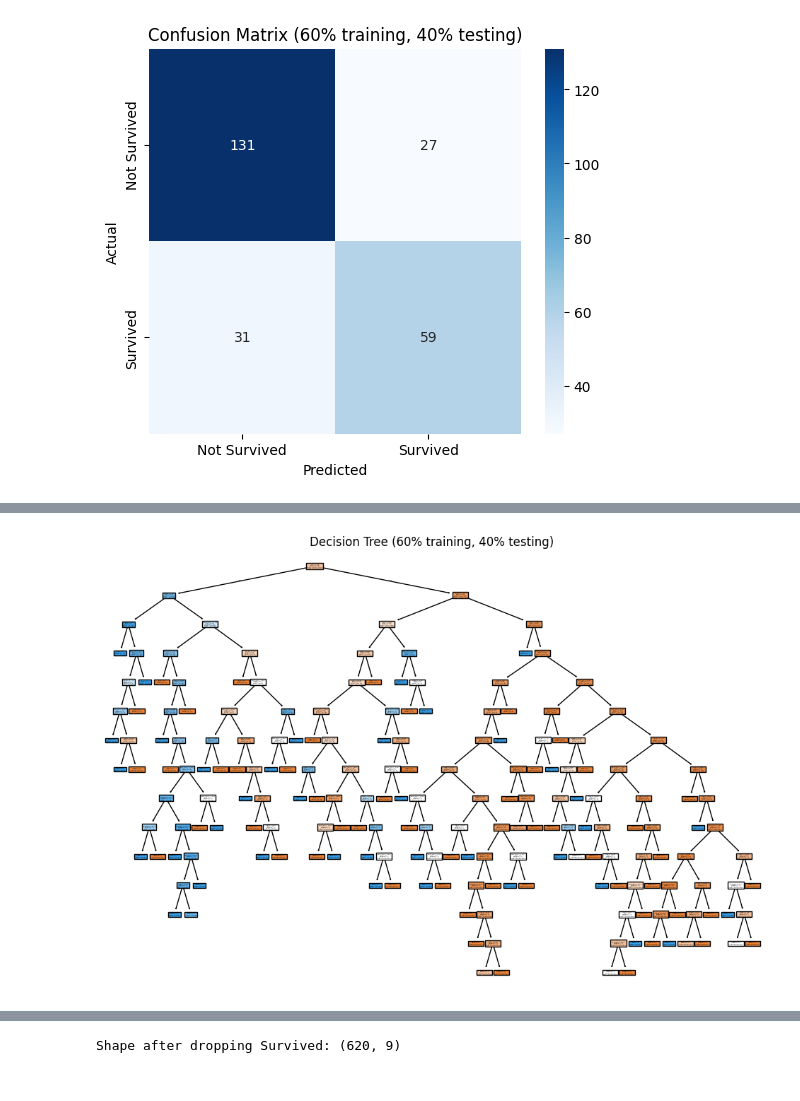
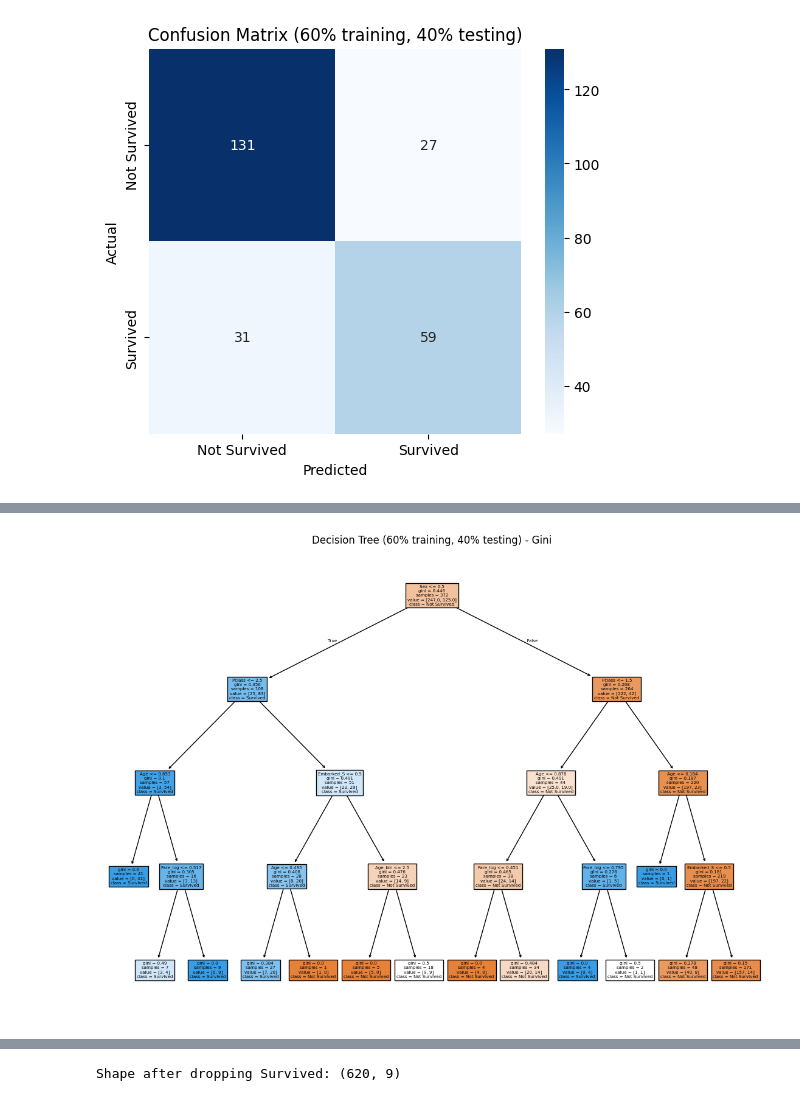
Before and after one commit to Leenasmk3/IT326-DataMining-Project, a Jupyter notebook: phase3.ipynb, the cells around one changed output, grey strips where cells are left out. Cells and saved outputs as stored; diff of their text form; code cells hidden in the pictures.

```diff
--- a/phase3.ipynb
+++ b/phase3.ipynb
@@ -370,3 +412,26 @@ plt.ylabel('Actual')
 plt.show()
 # %% [output]
 [figure]
+# %%
+#  60% training, 40% testing using Entropy
+
+model_60_entropy = DecisionTreeClassifier(criterion='entropy', random_state=42)
+model_60_entropy.fit(X_train_60, y_train_60)
+
+y_pred_60_entropy = model_60_entropy.predict(X_test_40)
+
+accuracy_60_entropy = accuracy_score(y_test_40, y_pred_60_entropy)
+print(f'Accuracy (60% training, 40% testing, Entropy): {accuracy_60_entropy}')
+
+cm_60_entropy = confusion_matrix(y_test_40, y_pred_60_entropy)
+print("Confusion Matrix (60% training, 40% testing, Entropy):")
+print(cm_60_entropy)
+
+plt.figure(figsize=(6, 5))
+sns.heatmap(cm_60_entropy, annot=True, fmt='d', cmap='Blues',
+            xticklabels=['Not Survived', 'Survived'],
+            yticklabels=['Not Survived', 'Survived'])
+plt.title('Confusion Matrix (60% training, 40% testing, Entropy)')
+plt.xlabel('Predicted')
+plt.ylabel('Actual')
+plt.show()
@@ -373,7 +444,16 @@ plt.show()
 # %%
-plt.figure(figsize=(12, 8))
-plot_tree(model_60, filled=True, feature_names=X.columns, class_names=['Not Survived', 'Survived'])
-plt.title("Decision Tree (60% training, 40% testing)")
+# Decision Tree-Gini (60/40)
+model_60_gini_clear = DecisionTreeClassifier(max_depth=4, criterion="gini", random_state=42)
+model_60_gini_clear.fit(X_train_60, y_train_60)
+
+plt.figure(figsize=(14, 10))
+plot_tree(
+    model_60_gini_clear,
+    filled=True,
+    feature_names=X.columns,
+    class_names=['Not Survived', 'Survived']
+)
+plt.title("Decision Tree (60% training, 40% testing) - Gini")
 plt.show()
 # %% [output]
-[figure, old version]
+[figure, new version]
```
Also changed, not shown: parts of 14 cells of this notebook.
